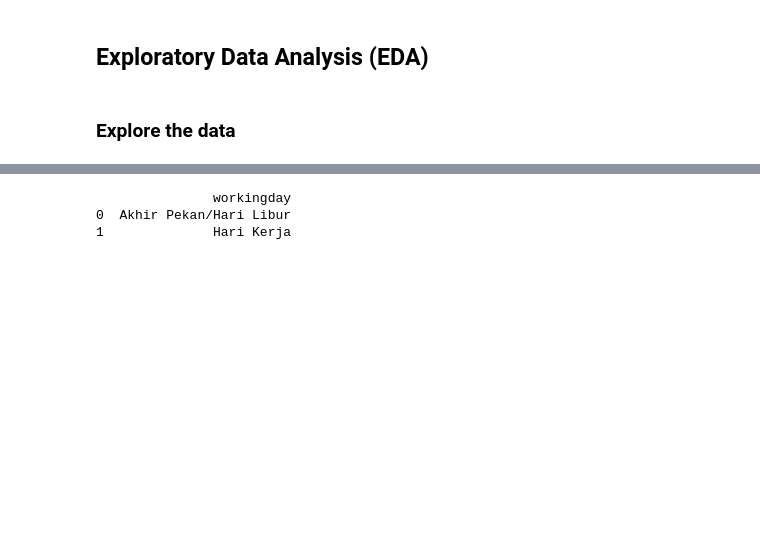
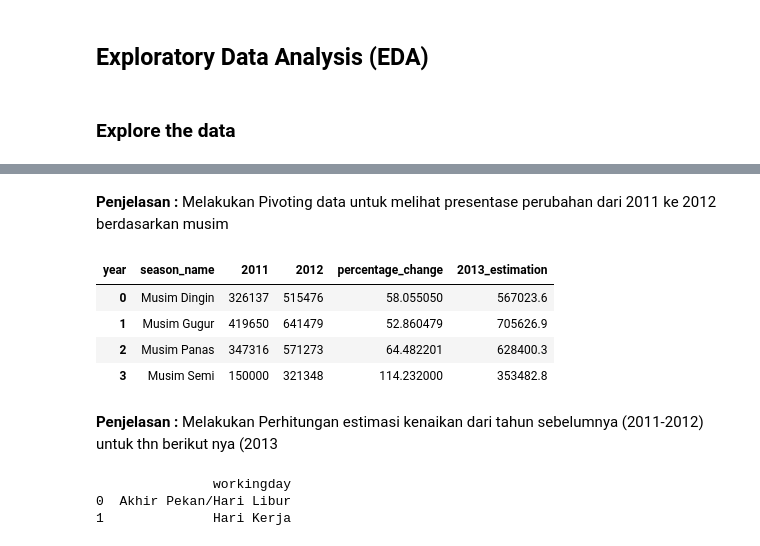
Before and after one commit to syamers24/Submission-Dicoding-Bike, a Jupyter notebook: Proyek Analisis Data.ipynb, the cells around one changed output, grey strips where cells are left out. Saved outputs shown, nothing was run; the diff lists cells and outputs as text; code cells hidden in the pictures; blank space fills up the shorter version.

```diff
--- a/Proyek Analisis Data.ipynb
+++ b/Proyek Analisis Data.ipynb
@@ -284,3 +289,21 @@ season
+# %% [markdown]
+**Penjelasan :**
+Melakukan Pivoting data untuk melihat presentase perubahan dari 2011 ke 2012 berdasarkan musim
+# %%
+# Estimate the rentals for 2013 assuming a 10% increase from 2012
+rentals_pivot['2013_estimation'] = rentals_pivot[2012] * 1.10
+
+# Display the estimated rentals for 2013
+rentals_pivot[['season_name', 2011, 2012, 'percentage_change', '2013_estimation']]
+# %% [output]
+| year | season_name | 2011 | 2012 | percentage_change | 2013_estimation |
+| 0 | Musim Dingin | 326137 | 515476 | 58.055050 | 567023.6 |
+| 1 | Musim Gugur | 419650 | 641479 | 52.860479 | 705626.9 |
+| 2 | Musim Panas | 347316 | 571273 | 64.482201 | 628400.3 |
+| 3 | Musim Semi | 150000 | 321348 | 114.232000 | 353482.8 |
+# %% [markdown]
+**Penjelasan :**
+Melakukan Perhitungan estimasi kenaikan dari tahun sebelumnya (2011-2012) untuk thn berikut nya (2013
 # %%
 summary = day_df.groupby('workingday')['cnt'].sum().reset_index()
 summary['workingday'] = summary['workingday'].map({1: 'Hari Kerja', 0: 'Akhir Pekan/Hari Libur'})
```
Also changed, not shown: parts of 13 cells of this notebook.
